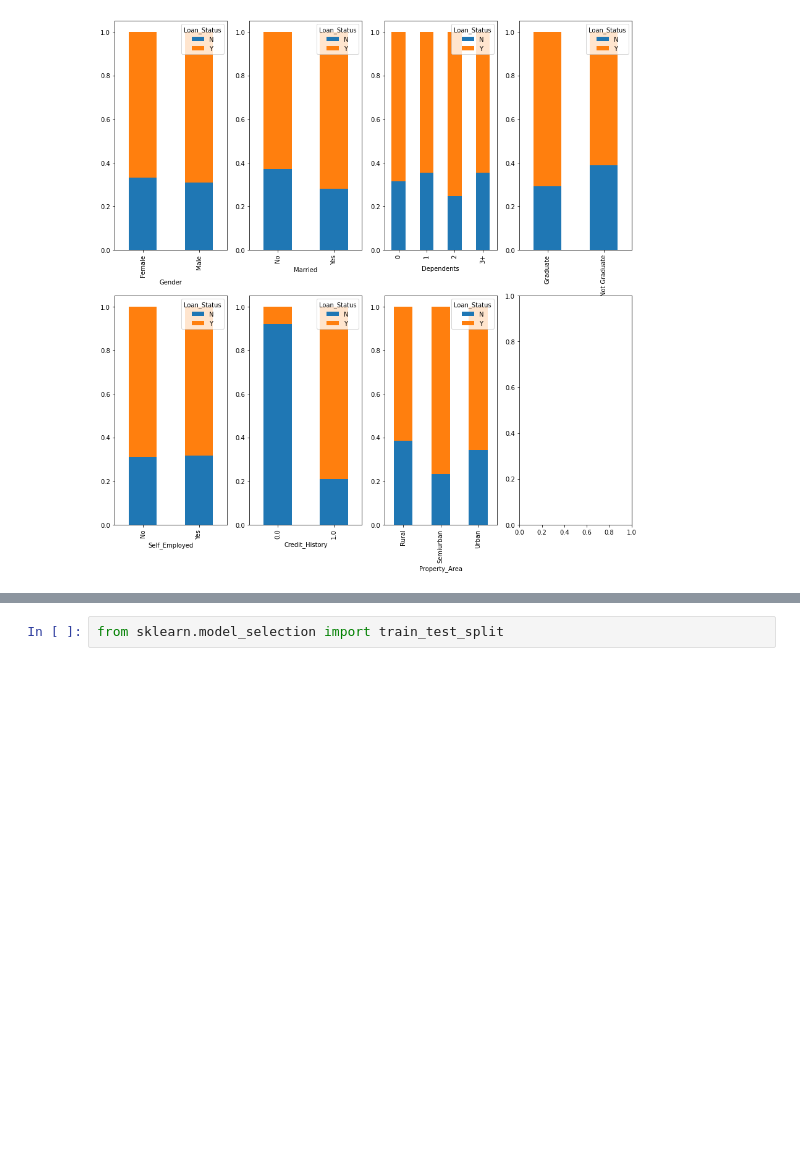
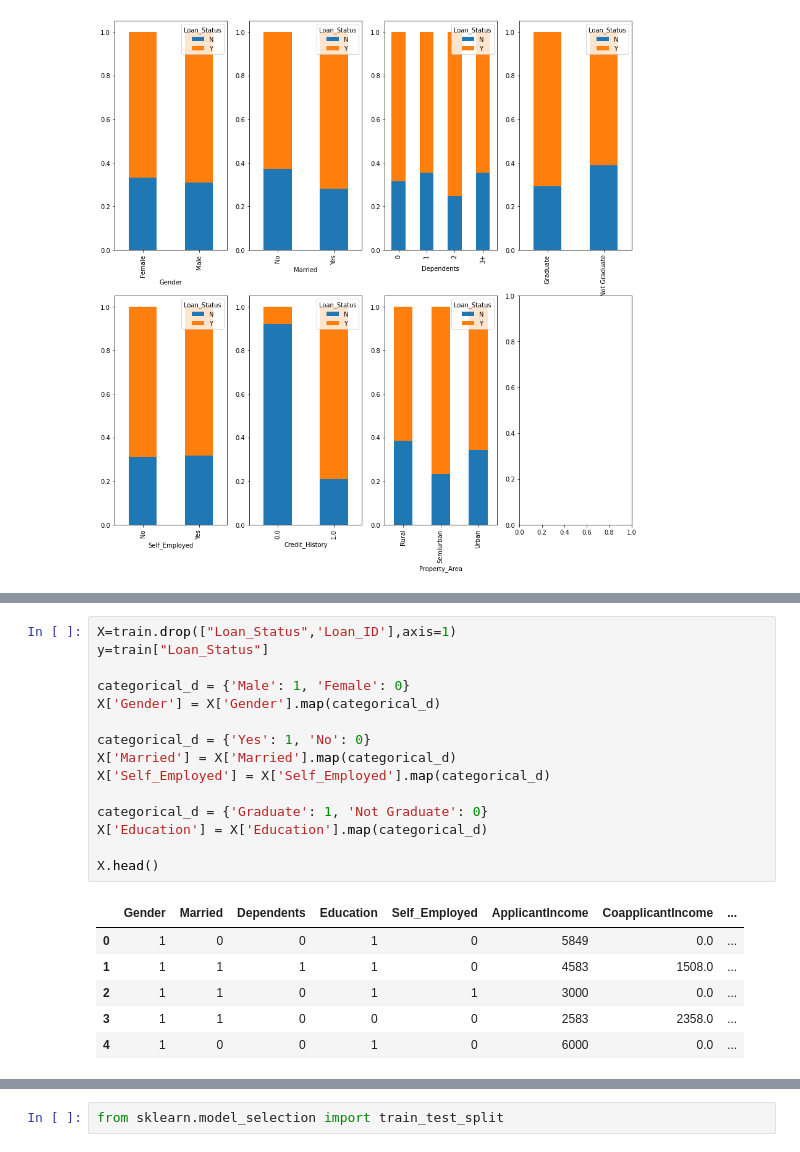
Before and after one commit to GuildGamer/loan-predict, a Jupyter notebook: loanpredict.ipynb, the cells around one changed output, grey strips where cells are left out. Cells and saved outputs as stored; diff of their text form; blank space fills up the shorter version.

```diff
--- a/loanpredict.ipynb
+++ b/loanpredict.ipynb
@@ -251,0 +223,22 @@ X
+# %%
+X=train.drop(["Loan_Status",'Loan_ID'],axis=1)
+y=train["Loan_Status"]
+
+categorical_d = {'Male': 1, 'Female': 0}
+X['Gender'] = X['Gender'].map(categorical_d)
+
+categorical_d = {'Yes': 1, 'No': 0}
+X['Married'] = X['Married'].map(categorical_d)
+X['Self_Employed'] = X['Self_Employed'].map(categorical_d)
+
+categorical_d = {'Graduate': 1, 'Not Graduate': 0}
+X['Education'] = X['Education'].map(categorical_d)
+
+X.head()
+# %% [output]
+|  | Gender | Married | Dependents | Education | Self_Employed | ApplicantIncome | CoapplicantIncome | ... |
+| 0 | 1 | 0 | 0 | 1 | 0 | 5849 | 0.0 | ... |
+| 1 | 1 | 1 | 1 | 1 | 0 | 4583 | 1508.0 | ... |
+| 2 | 1 | 1 | 0 | 1 | 1 | 3000 | 0.0 | ... |
+| 3 | 1 | 1 | 0 | 0 | 0 | 2583 | 2358.0 | ... |
+| 4 | 1 | 0 | 0 | 1 | 0 | 6000 | 0.0 | ... |
```
Also changed, not shown: parts of 9 cells of this notebook, 7 other files.
